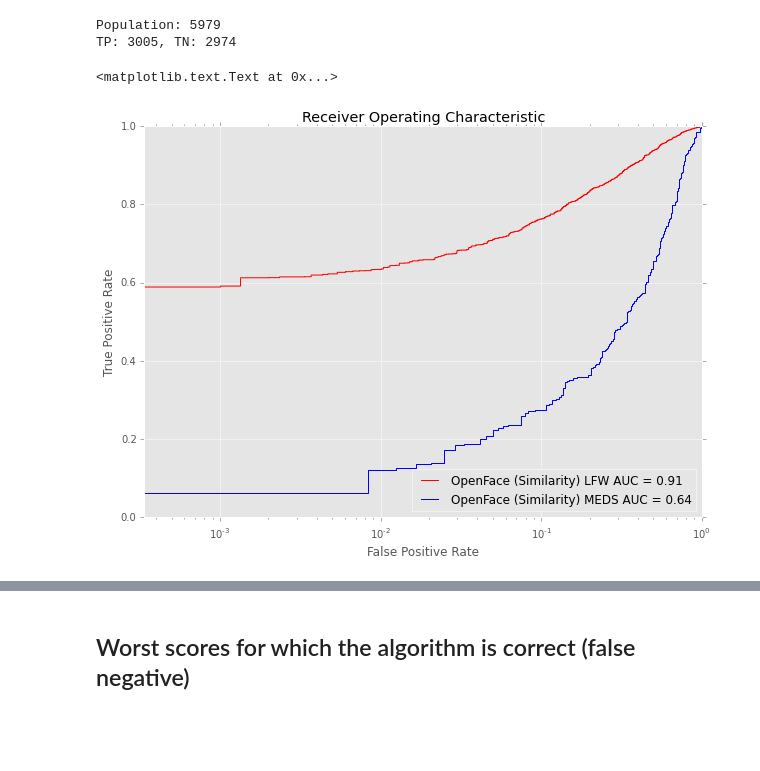
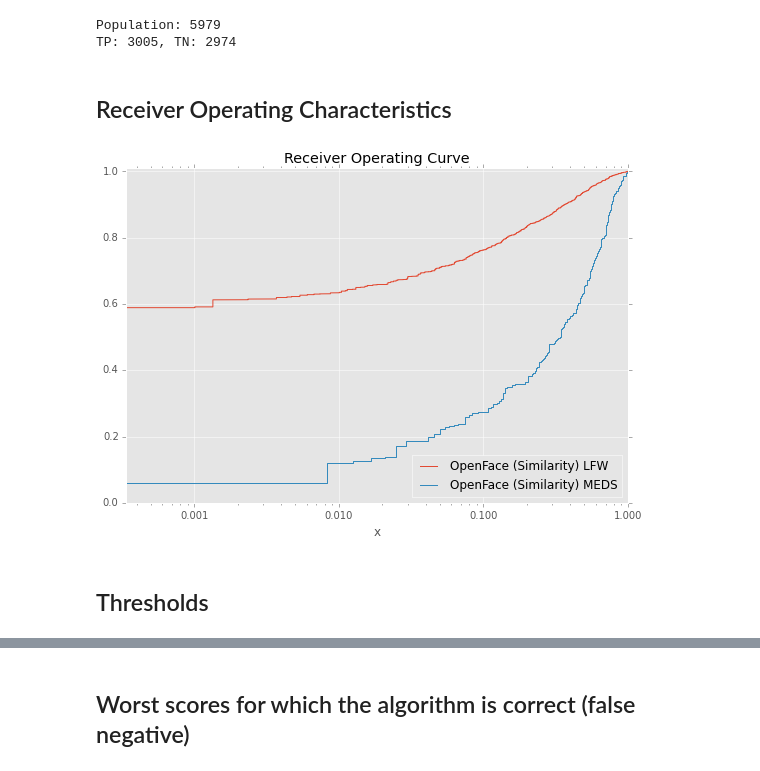
Before and after one commit to clemme/biometricsystems2016-frs, a Jupyter notebook: openface/evaluation/OpenFace_Evaluation.ipynb, the cells around one changed output, grey strips where cells are left out. Cells and saved outputs as stored; diff of their text form; code cells hidden in the pictures; blank space fills up the shorter version.

```diff
--- a/openface/evaluation/OpenFace_Evaluation.ipynb
+++ b/openface/evaluation/OpenFace_Evaluation.ipynb
@@ -48,39 +49,56 @@ print "TP: {}, TN: {}".format(true_positive, true_negative)
 # %% [output]
 Population: 5979
 TP: 3005, TN: 2974
+# %% [markdown]
+## Receiver Operating Characteristics
 # %%
 # LFW
 # Extract actual best match (if best match was correct)
 actual = templates['Correct'].values.tolist()
 # Extract score for best match
 predictions = templates['Score'].values.tolist()
 # Compute ROC + False Positive Rate + True Positive Rate + AUC
 false_positive_rate, true_positive_rate, thresholds = roc_curve(actual, predictions)
 roc_auc = auc(false_positive_rate, true_positive_rate)
 
 # MEDS
 actual_meds = templates_meds['Correct'].values.tolist()
 predictions_meds = templates_meds['Score'].values.tolist()
 false_positive_rate_meds, true_positive_rate_meds, thresholds_meds = roc_curve(actual_meds, predictions_meds)
-roc_auc_meds = auc(false_positive_rate_meds, true_positive_rate_meds)
+roc_auc_meds = auc(
+false_positive_rate_meds, true_positive_rate_meds)
 
+# Display ROC curve
+"""
 from pylab import rcParams
 rcParams['figure.figsize'] = 10, 7
 
-# Display ROC curve
 plt.title('Receiver Operating Characteristic')
 plt.plot(false_positive_rate, true_positive_rate, 'r', label='OpenFace (Similarity) LFW AUC = %0.2f'% roc_auc)
 plt.plot(false_positive_rate_meds, true_positive_rate_meds, 'b', label='OpenFace (Similarity) MEDS AUC = %0.2f'% roc_auc_meds)
 plt.legend(loc='lower right')
-#plt.plot([0,1],[0,1],'r--')
+#plt.plot([0,.1],[0,1],'r--')
 plt.xscale('log')
 plt.xlim([-0.0,1.0])
 plt.ylim([-0.0,1.0])
 plt.ylabel('True Positive Rate')
 plt.xlabel('False Positive Rate')
+"""
+roc_lfw = pd.DataFrame({
+    'x':false_positive_rate,
+    'OpenFace (Similarity) LFW':true_positive_rate
+})
+roc_meds = pd.DataFrame({
+    'x':false_positive_rate_meds,
+    'OpenFace (Similarity) MEDS':true_positive_rate_meds
+})
+ax = roc_lfw.plot(x='x', kind='line', figsize=(9,6), title="Receiver Operating Curve", xlim=(-0.01,1.01), ylim=(0.0,1.01), logx=True)
+ax2 = roc_meds.plot(x='x', ax=ax)
+ax2.xaxis.set_major_formatter(FormatStrFormatter('%2.3f'))
 # %% [output]
-<matplotlib.text.Text at 0x...>
-[figure, old version]
+[figure, new version]
+# %% [markdown]
+## Thresholds
 # %%
 TPR_int = [0.4, 0.5, 0.65, 0.75, 0.85, 0.95]
 FPR_int = [1e-06, 1e-05, 1e-04, 1e-03, 1e-02, 1e-01]
```
Also changed, not shown: parts of 5 cells of this notebook, 3 other files.
